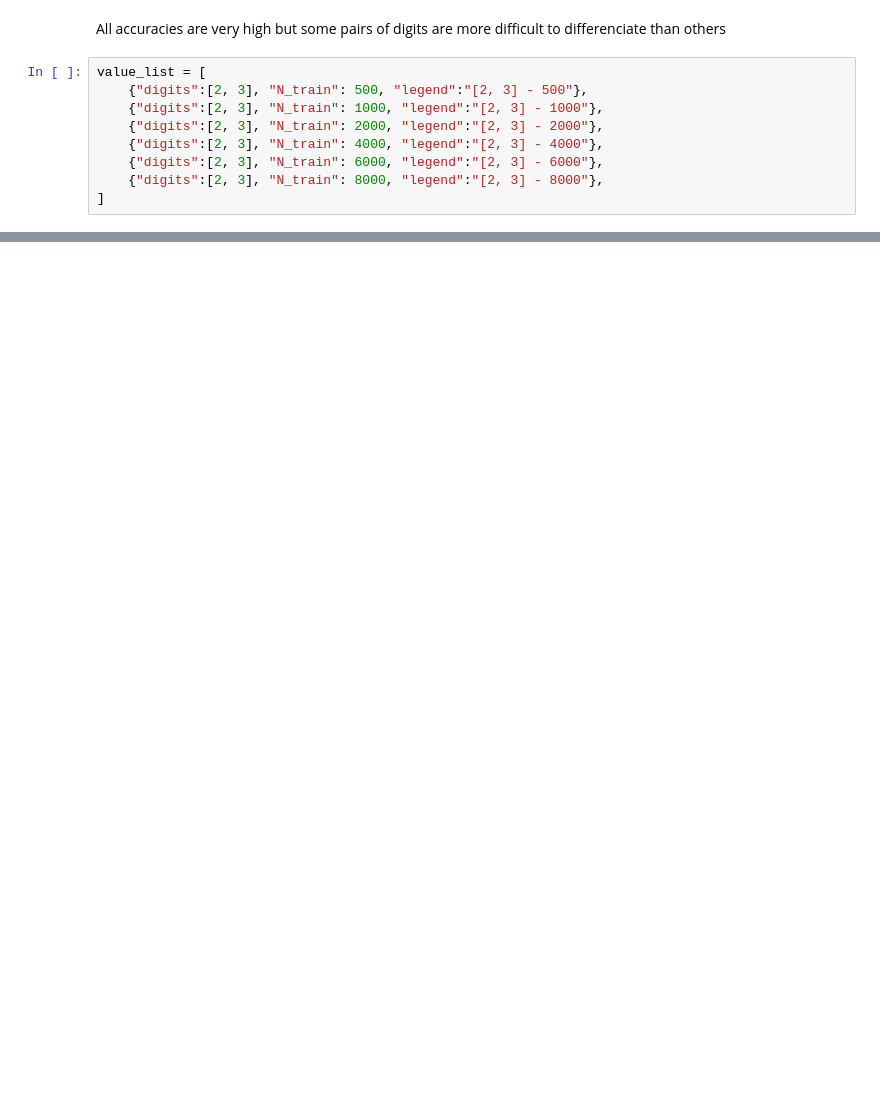
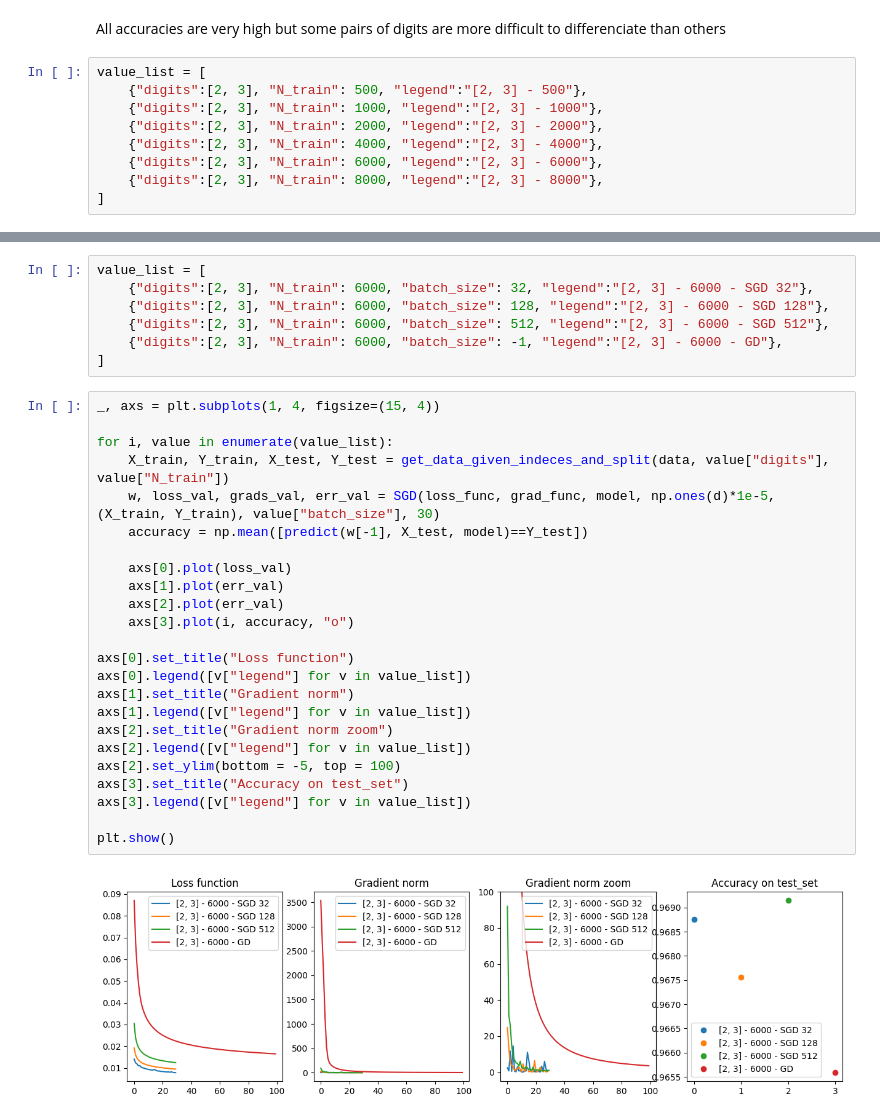
Before and after one commit to MarcelloCeresini/StatMatMethodsAI, a Jupyter notebook: src/Homework3_part2.ipynb, the cells around one changed output, grey strips where cells are left out. Drawn from its saved outputs; the diff is of its cells as text; blank space fills up the shorter version.

```diff
--- a/src/Homework3_part2.ipynb
+++ b/src/Homework3_part2.ipynb
@@ -242,0 +265,33 @@ We can see here that with growing k the final loss is always lower, BUT the fina
+# %%
+value_list = [
+    {"digits":[2, 3], "N_train": 6000, "batch_size": 32, "legend":"[2, 3] - 6000 - SGD 32"},
+    {"digits":[2, 3], "N_train": 6000, "batch_size": 128, "legend":"[2, 3] - 6000 - SGD 128"},
+    {"digits":[2, 3], "N_train": 6000, "batch_size": 512, "legend":"[2, 3] - 6000 - SGD 512"},
+    {"digits":[2, 3], "N_train": 6000, "batch_size": -1, "legend":"[2, 3] - 6000 - GD"},
+]
+# %%
+_, axs = plt.subplots(1, 4, figsize=(15, 4))
+
+for i, value in enumerate(value_list):
+    X_train, Y_train, X_test, Y_test = get_data_given_indeces_and_split(data, value["digits"], value["N_train"])
+    w, loss_val, grads_val, err_val = SGD(loss_func, grad_func, model, np.ones(d)*1e-5, (X_train, Y_train), value["batch_size"], 30)
+    accuracy = np.mean([predict(w[-1], X_test, model)==Y_test])
+
+    axs[0].plot(loss_val)
+    axs[1].plot(err_val)
+    axs[2].plot(err_val)
+    axs[3].plot(i, accuracy, "o")
+
+axs[0].set_title("Loss function")
+axs[0].legend([v["legend"] for v in value_list])
+axs[1].set_title("Gradient norm")
+axs[1].legend([v["legend"] for v in value_list])
+axs[2].set_title("Gradient norm zoom")
+axs[2].legend([v["legend"] for v in value_list])
+axs[2].set_ylim(bottom = -5, top = 100)
+axs[3].set_title("Accuracy on test_set")
+axs[3].legend([v["legend"] for v in value_list])
+
+plt.show()
+# %% [output]
+[figure, added]
```
Also changed, not shown: parts of 25 cells of this notebook, 1 other file.
